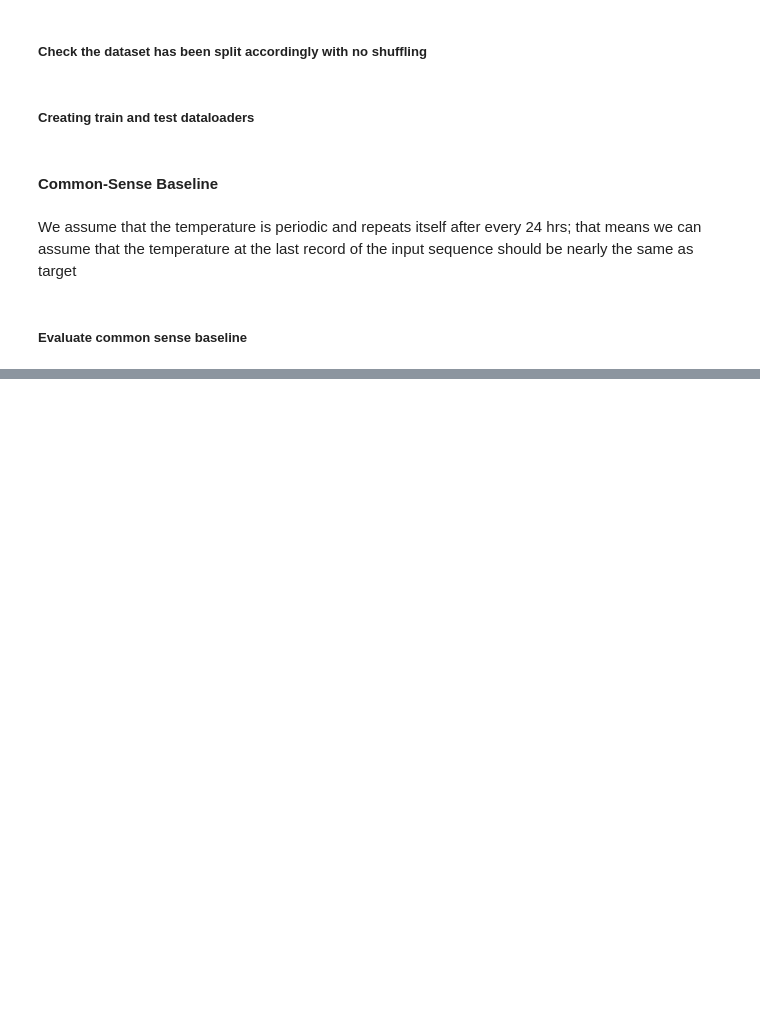
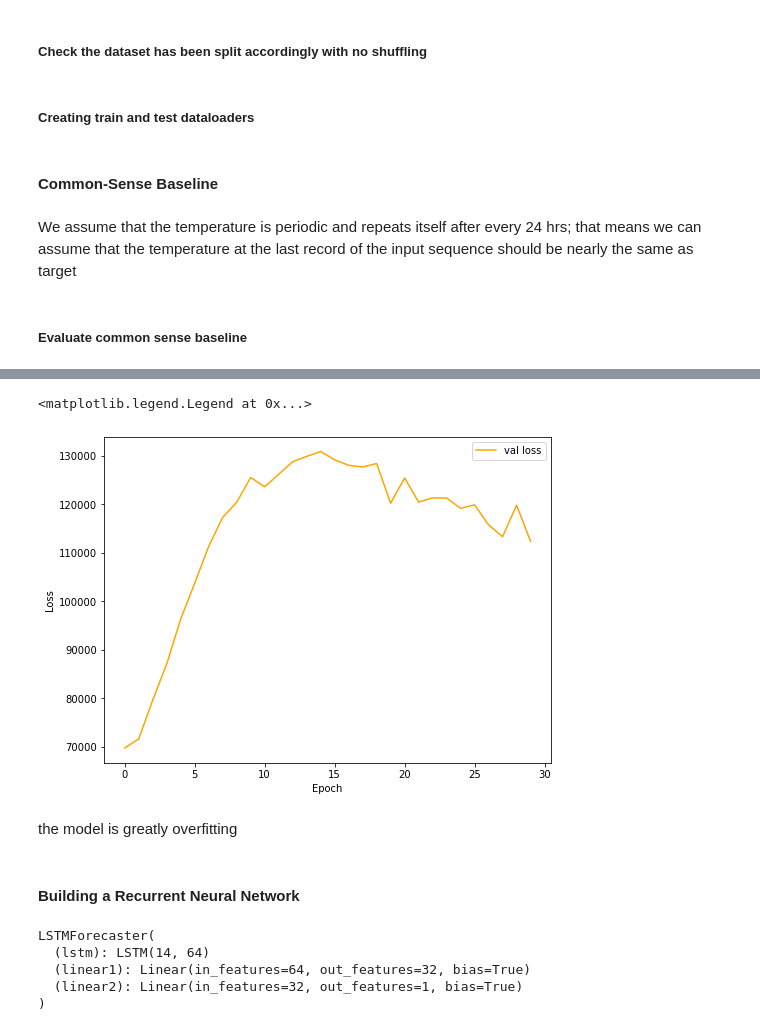
Before and after one commit to wingedrasengan927/pytorch-tutorials, a Jupyter notebook: time series/temperature_forecasting_lstm.ipynb, the cells around one changed output, grey strips where cells are left out. Drawn from its saved outputs; the diff is of its cells as text; code cells hidden in the pictures; blank space fills up the shorter version.

```diff
--- a/time series/temperature_forecasting_lstm.ipynb
+++ b/time series/temperature_forecasting_lstm.ipynb
@@ -265,0 +319,17 @@ tensor(2.7117, dtype=torch.float64)
+# %%
+
+fig, axes = plt.subplots(1, 1, figsize=(8, 6))
+
+axes.plot(list(range(n_epochs)), val_loss_list, color='orange', label="val loss")
+
+axes.set_xlabel("Epoch")
+axes.set_ylabel("Loss")
+
+plt.legend()
+# %% [output]
+<matplotlib.legend.Legend at 0x...>
+[figure, added]
+# %% [markdown]
+the model is greatly overfitting
+# %% [markdown]
+#### Building a Recurrent Neural Network
@@ -265,0 +358,8 @@ tensor(2.7117, dtype=torch.float64)
+# %%
+model.to(device=device)
+# %% [output]
+LSTMForecaster(
+  (lstm): LSTM(14, 64)
+  (linear1): Linear(in_features=64, out_features=32, bias=True)
+  (linear2): Linear(in_features=32, out_features=1, bias=True)
+)
```
Also changed, not shown: parts of 30 cells of this notebook, 1 other file.
